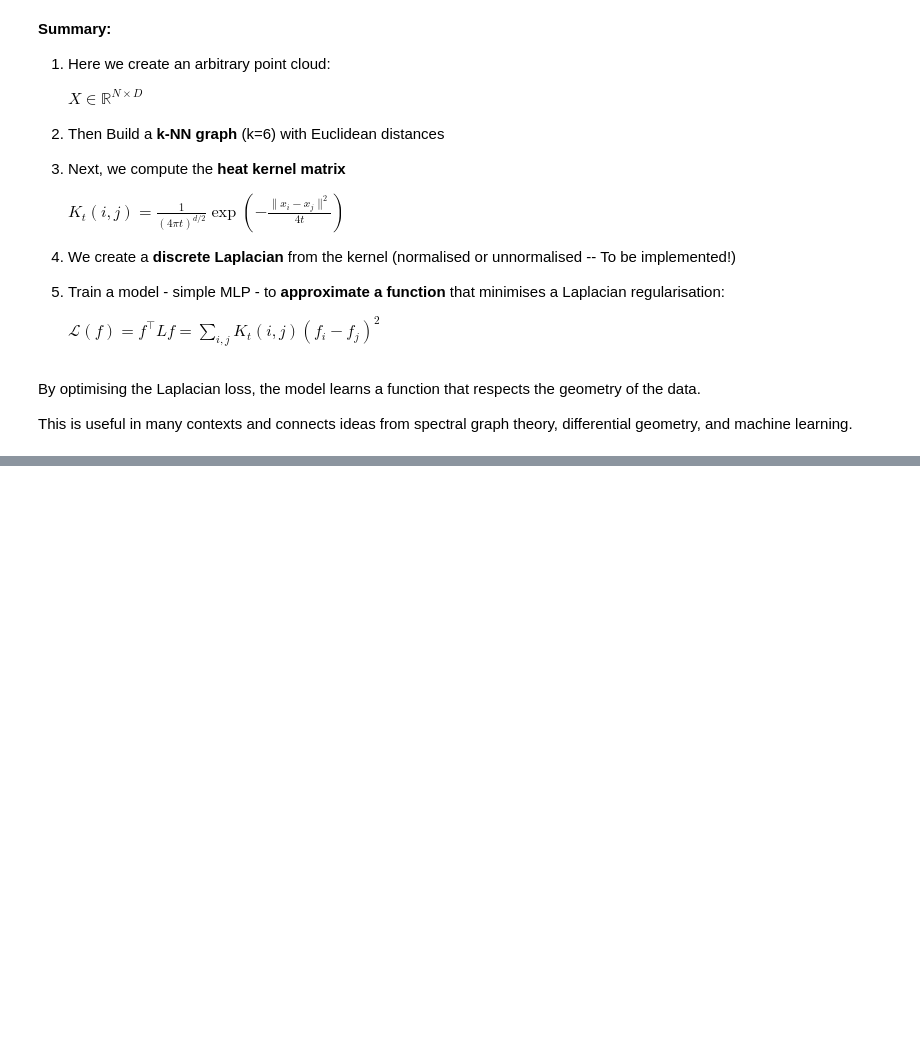
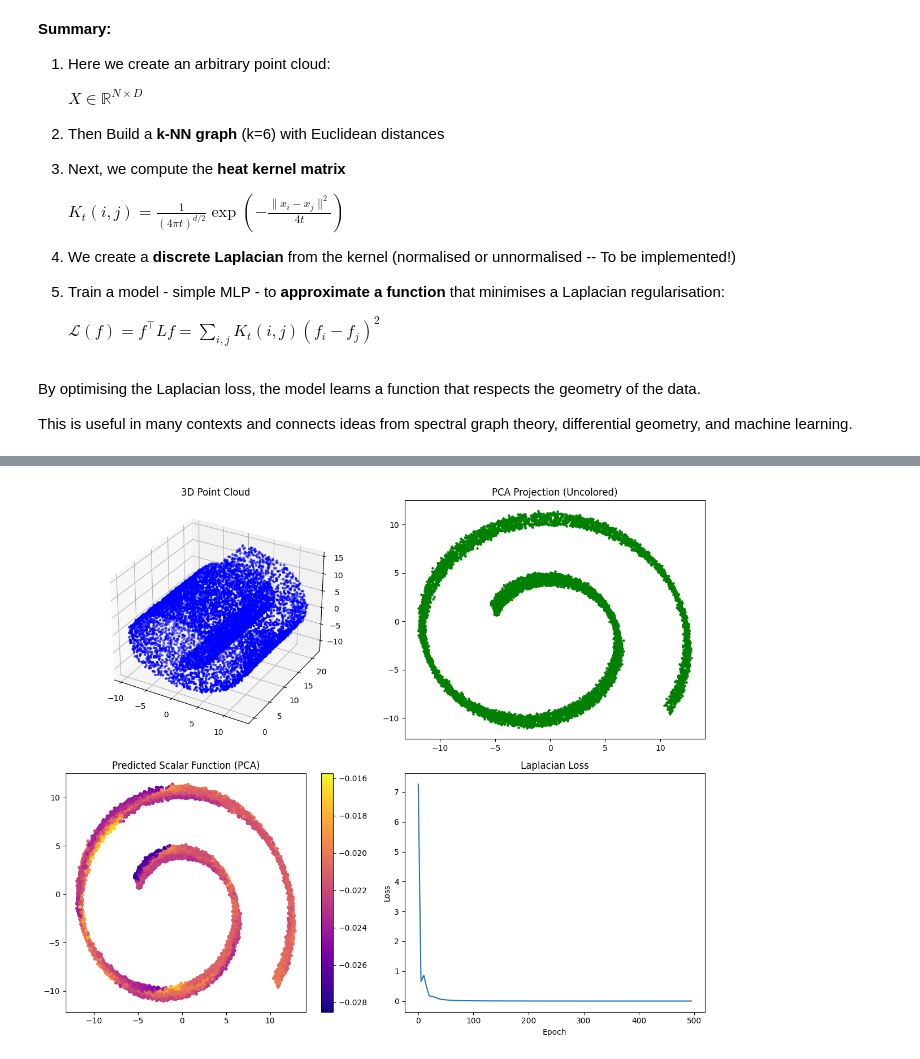
Before and after one commit to btrentini/k-forms, a Jupyter notebook: DiffForms.ipynb, the cells around one changed output, grey strips where cells are left out. Saved outputs shown, nothing was run; the diff lists cells and outputs as text; code cells hidden in the pictures; blank space fills up the shorter version.

```diff
--- a/DiffForms.ipynb
+++ b/DiffForms.ipynb
@@ -127,0 +170,37 @@ Epoch 495: Laplacian loss = 0.000005
+# %%
+from sklearn.decomposition import PCA
+
+# Reduce dimensionality for better visualisation of scalar predictions
+pca = PCA(n_components=2)
+X_2d = pca.fit_transform(X_np)
+
+# Enhanced visualisation with prediction on projected space
+fig = plt.figure(figsize=(12, 10))
+
+# Original 3D point cloud
+ax1 = fig.add_subplot(2, 2, 1, projection='3d')
+ax1.scatter(X_np[:, 0], X_np[:, 1], X_np[:, 2], c='blue', s=5)
+ax1.set_title("3D Point Cloud")
+
+# PCA projection
+ax2 = fig.add_subplot(2, 2, 2)
+ax2.scatter(X_2d[:, 0], X_2d[:, 1], c='green', s=5)
+ax2.set_title("PCA Projection (Uncolored)")
+
+# PCA with predictions
+ax3 = fig.add_subplot(2, 2, 3)
+sc = ax3.scatter(X_2d[:, 0], X_2d[:, 1], c=predictions[-1].squeeze(), cmap='plasma', s=10)
+fig.colorbar(sc, ax=ax3)
+ax3.set_title("Predicted Scalar Function (PCA)")
+
+# Loss over training
+ax4 = fig.add_subplot(2, 2, 4)
+ax4.plot(range(0, 500, 5), losses)
+ax4.set_title("Laplacian Loss")
+ax4.set_xlabel("Epoch")
+ax4.set_ylabel("Loss")
+
+fig.tight_layout()
+plt.show()
+# %% [output]
+[figure, added]
```
Also changed, not shown: parts of 4 cells of this notebook.
